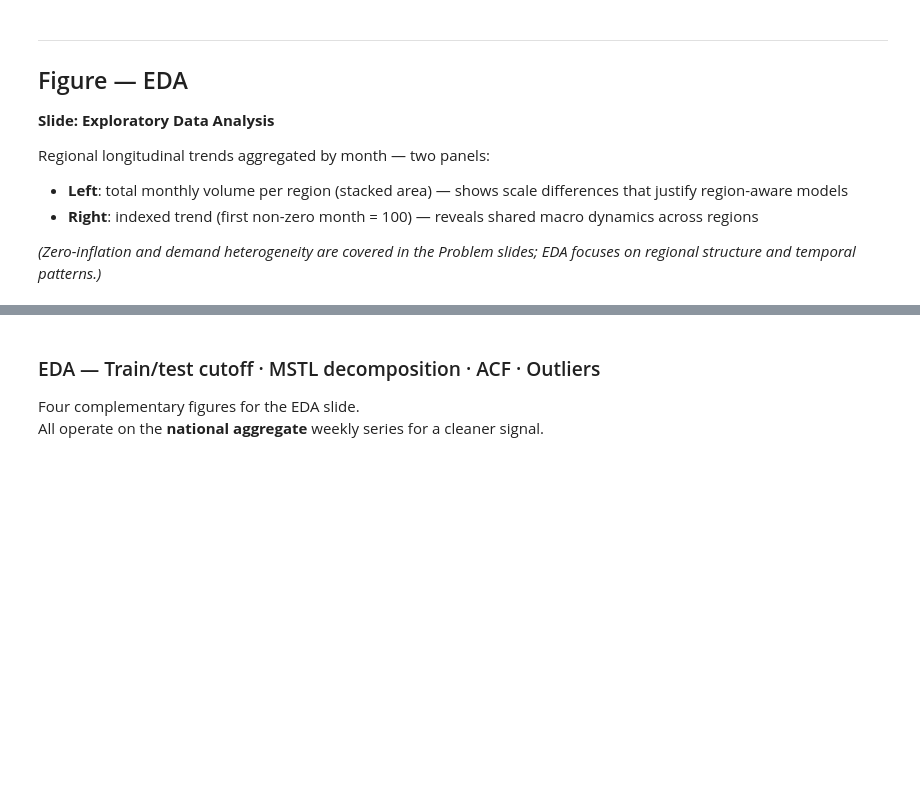
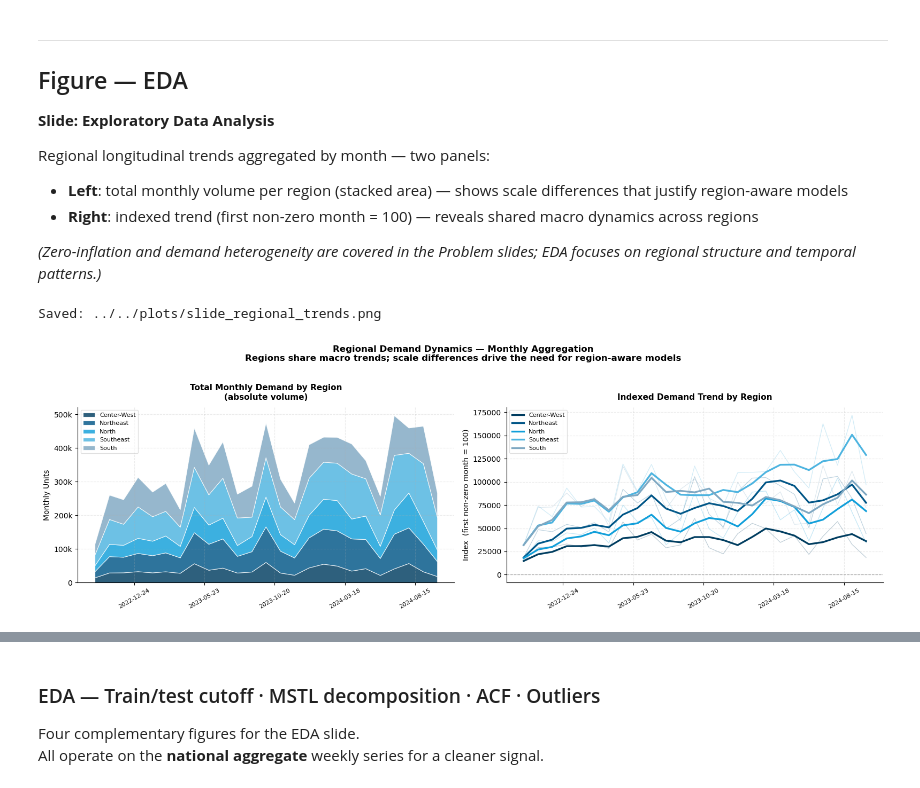
Before and after one commit to eduardozanutti/iqvia-forecast-datascience-case, a Jupyter notebook: notebooks/experiements/storytelling_visuals.ipynb, the cells around one changed output, grey strips where cells are left out. Cells and saved outputs as stored; diff of their text form; code cells hidden in the pictures; blank space fills up the shorter version.

```diff
--- a/notebooks/experiements/storytelling_visuals.ipynb
+++ b/notebooks/experiements/storytelling_visuals.ipynb
@@ -600,21 +523,3 @@ for col in ['product_attribute_1', 'product_attribute_2', 'product_attribute_3']
-# %%
-# ── Diagnóstico do zero-rate por nível ────────────────────────────────────────
-print('=== Sanity check: duplicates in _df ===')
-dups = _df.duplicated(['unique_id', 'ds']).sum()
-print(f'  Duplicate (unique_id, ds) rows: {dups:,}')
-print(f'  Total rows: {len(_df):,}  |  Expected: {_df["unique_id"].nunique()} × {_df["ds"].nunique()} = {_df["unique_id"].nunique() * _df["ds"].nunique():,}')
-
-print('\n=== Zero rate at each level (raw counts) ===')
-levels = {
-    'National':             _df.groupby('ds')['y'].sum(),
-    'Region':               _df.groupby(['ds', 'region_id'])['y'].sum(),
-    'Region×Supplier×Fam':  _df.groupby(['ds', 'region_id', 'supplier_id', 'product_attribute_3'])['y'].sum(),
-    'SKU (unique_id)':      _df.groupby(['ds', 'unique_id'])['y'].sum(),
-    '_df[y] raw':           _df['y'],
-}
-for lbl, ser in levels.items():
-    zr = (ser == 0).mean()
-    print(f'  {lbl:<30}: {zr:.1%}  ({len(ser):,} entries, {(ser==0).sum():,} zeros)')
 # %% [markdown]
 ### Option B — CV cascade (volatility fan)
 **Story**: as you disaggregate, the coefficient of variation explodes — upper hierarchy effects don't cancel out, they amplify intermittency.
@@ -960,33 +774,36 @@ def plot_regional_trends(df, save_path=None):
         ser = monthly[lbl].reindex(dates, fill_value=0)
 
         positives = ser[ser > 0]
-        base = positives.iloc[0] if not positives.empty else 1
-        idx  = (ser / base) * 100
+        #base = positives.iloc[0] if not positives.empty else 1
+        idx  = ser #(ser / base) * 100
 
         # Faint raw line + smoothed (rolling 3-month) foreground
         ax2.plot(dates, idx,
                  color=color, linewidth=0.9, alpha=0.25)
         ax2.plot(dates, idx.rolling(3, min_periods=1).mean(),
                  color=color, linewidth=2.4, label=lbl)
 
     ax2.axhline(100, color='#aaaaaa', linewidth=0.9, linestyle='--')
-    ax2.set_title('Indexed Demand Trend by Region\n(base = first non-zero month = 100)',
+    ax2.set_title('Indexed Demand Trend by Region',
                   fontsize=11, fontweight='bold', pad=10)
     ax2.set_ylabel('Index  (first non-zero month = 100)', fontsize=10)
     ax2.tick_params(axis='x', rotation=30, labelsize=8)
     ax2.xaxis.set_major_locator(plt.MaxNLocator(8))
     ax2.legend(fontsize=8, loc='upper left', framealpha=0.6)
 
     fig.suptitle(
         'Regional Demand Dynamics — Monthly Aggregation\n'
         'Regions share macro trends; scale differences drive the need for region-aware models',
         fontsize=12, fontweight='bold', y=1.02,
     )
     plt.tight_layout()
     if save_path:
         plt.savefig(save_path, dpi=150, bbox_inches='tight', facecolor='white')
         print(f'Saved: {save_path}')
     plt.show()
 
 
 plot_regional_trends(_df, save_path='../../plots/slide_regional_trends.png')
+# %% [output]
+Saved: ../../plots/slide_regional_trends.png
+[figure, added]
```
Also changed, not shown: parts of 24 cells of this notebook, 29 other files.
